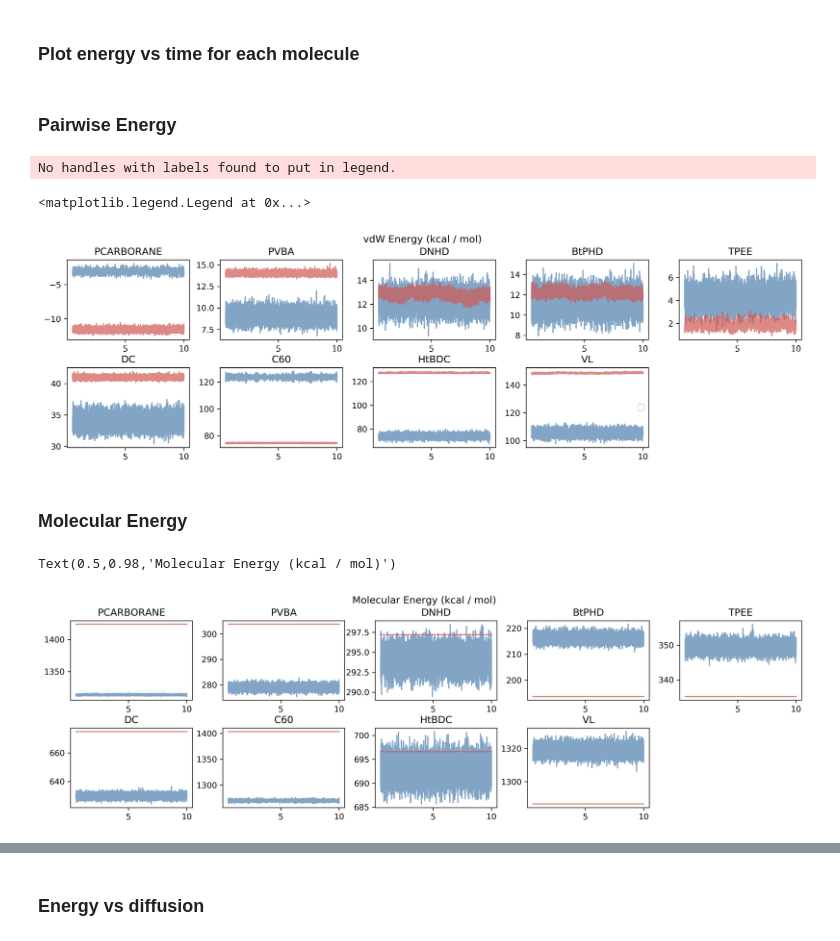
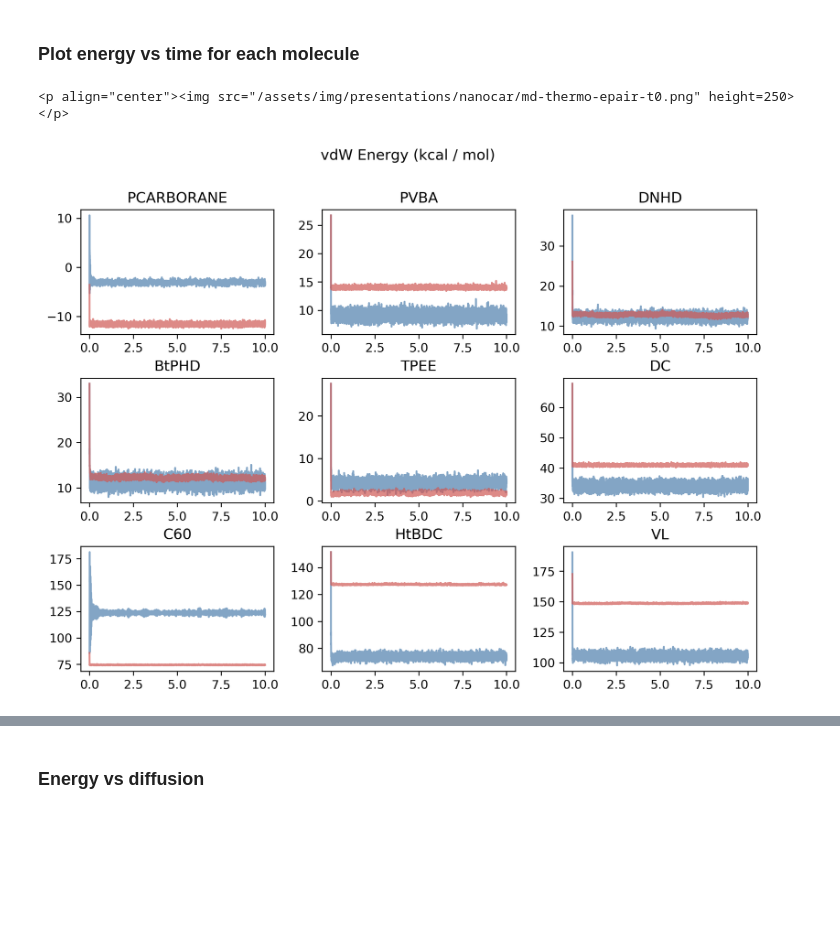
Before and after one commit to kbsezginel/nanocar-misc, a Jupyter notebook: diffusion/analysis/thermo-molecule.ipynb, the cells around one changed output, grey strips where cells are left out. Cells and saved outputs as stored; diff of their text form; code cells hidden in the pictures; blank space fills up the shorter version.

```diff
--- a/diffusion/analysis/thermo-molecule.ipynb
+++ b/diffusion/analysis/thermo-molecule.ipynb
@@ -38,52 +38,31 @@ colors = dict(rigid='#CF5955', y='#EAC658', g='#66AD9B', flexible='#4e7fad')
 shades = dict(rigid='#672C2A', y='#75632C', g='#33564D', flexible='#3B4C5C')
 # %% [markdown]
 ### Plot energy vs time for each molecule
-# %% [markdown]
-### Pairwise Energy
 # %%
 yvar = 'epair'
-t_skip = 500
+t_skip = 0
+titles  = dict(epair='vdW Energy (kcal / mol)', emol='Molecular Energy (kcal / mol)')
 
 runs = sorted(list(ALL_DATA[sim_type]['DC'].keys()))
 thermo_avg[yvar] = {}
-fig = plt.figure(figsize=(16, 4.2), dpi=300)
+fig = plt.figure(figsize=(10, 7), dpi=300)
 fig.subplots_adjust(wspace=0.25, hspace=0.35)
 for midx, mol in enumerate(molecules, start=1):
-    ax = fig.add_subplot(2, 5, midx)
+    ax = fig.add_subplot(3, 3, midx)
     thermo_avg[yvar][mol] = {}
     for sim_type in ['flexible', 'rigid']:
         runs = sorted(list(ALL_DATA[sim_type][mol].keys()))
         yavg = np.average([ALL_DATA[sim_type][mol][run][yvar] for run in runs], axis=0)[t_skip:]
         time = ALL_DATA[sim_type][mol][runs[0]]['time'][t_skip:]
         ax.plot(time, yavg, alpha=0.7, c=colors[sim_type])
         thermo_avg[yvar][mol][sim_type] = np.average(yavg)
     ax.set_title(mol)
-plt.suptitle('vdW Energy (kcal / mol)')
+plt.suptitle(titles[yvar])
+
+pltdir = '/home/kutay/Documents/git/kbsezginel.github.io/assets/img/presentations/nanocar'
+pltname = 'md-thermo-%s-t%i.png' % (yvar, t_skip)
+plt.savefig(os.path.join(pltdir, pltname), dpi=300, transparent=True, bbox_inches='tight')
+print('<p align="center"><img src="/assets/img/presentations/nanocar/%s" height=250></p>' % pltname)
 # %% [output]
-No handles with labels found to put in legend.
+<p align="center"><img src="/assets/img/presentations/nanocar/md-thermo-epair-t0.png" height=250></p>
-<matplotlib.legend.Legend at 0x...>
-[figure, old version]
+[figure, new version]
-# %% [markdown]
-### Molecular Energy
-# %%
-yvar = 'emol'
-t_skip = 500
-
-runs = sorted(list(ALL_DATA[sim_type]['DC'].keys()))
-thermo_avg[yvar] = {}
-fig = plt.figure(figsize=(16, 4.2), dpi=300)
-fig.subplots_adjust(wspace=0.25, hspace=0.35)
-for midx, mol in enumerate(molecules, start=1):
-    ax = fig.add_subplot(2, 5, midx)
-    thermo_avg[yvar][mol] = {}
-    for sim_type in ['flexible', 'rigid']:
-        runs = sorted(list(ALL_DATA[sim_type][mol].keys()))
-        yavg = np.average([ALL_DATA[sim_type][mol][run][yvar] for run in runs], axis=0)[t_skip:]
-        time = ALL_DATA[sim_type][mol][runs[0]]['time'][t_skip:]
-        ax.plot(time, yavg, alpha=0.7, c=colors[sim_type])
-        thermo_avg[yvar][mol][sim_type] = np.average(yavg)
-    ax.set_title(mol)
-plt.suptitle('Molecular Energy (kcal / mol)')
-# %% [output]
-Text(0.5,0.98,'Molecular Energy (kcal / mol)')
-[figure, removed]
```
Also changed, not shown: parts of 6 cells of this notebook, 6 other files.
